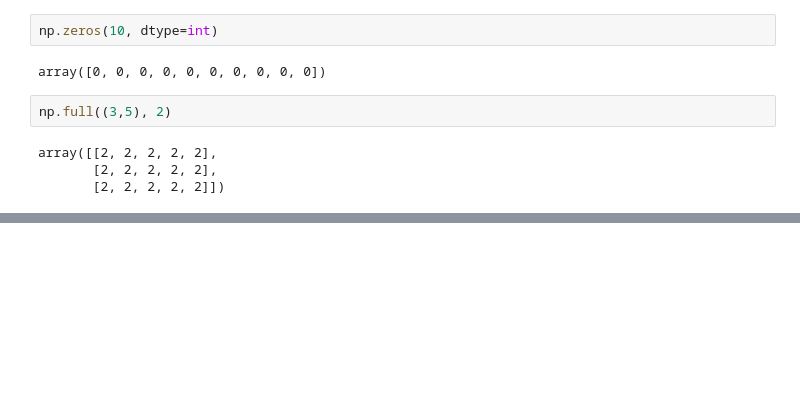
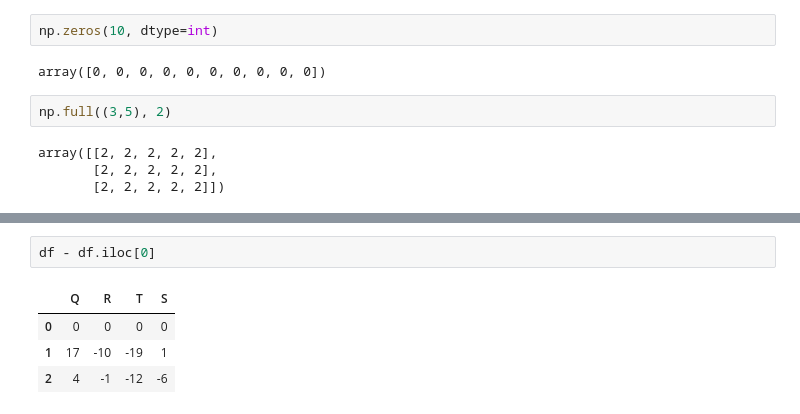
Before and after one commit to pyltsin/ipynb, a Jupyter notebook: PythonDataScienceHandbook-master/exercise/Untitled.ipynb, the cells around one changed output, grey strips where cells are left out. Cells and saved outputs as stored; diff of their text form; blank space fills up the shorter version.

```diff
--- a/PythonDataScienceHandbook-master/exercise/Untitled.ipynb
+++ b/PythonDataScienceHandbook-master/exercise/Untitled.ipynb
@@ -88,0 +414,7 @@ array([[2, 2, 2, 2, 2],
+# %%
+df - df.iloc[0]
+# %% [output]
+|  | Q | R | T | S |
+| 0 | 0 | 0 | 0 | 0 |
+| 1 | 17 | -10 | -19 | 1 |
+| 2 | 4 | -1 | -12 | -6 |
```
Also changed, not shown: parts of 65 cells of this notebook, 8 other files.
